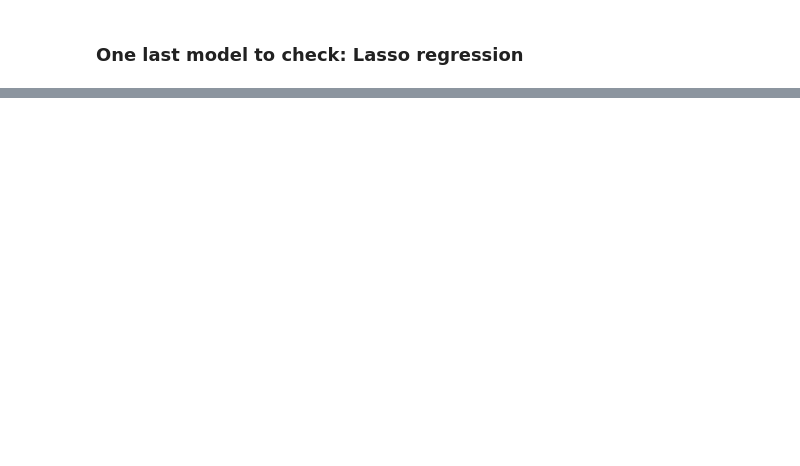
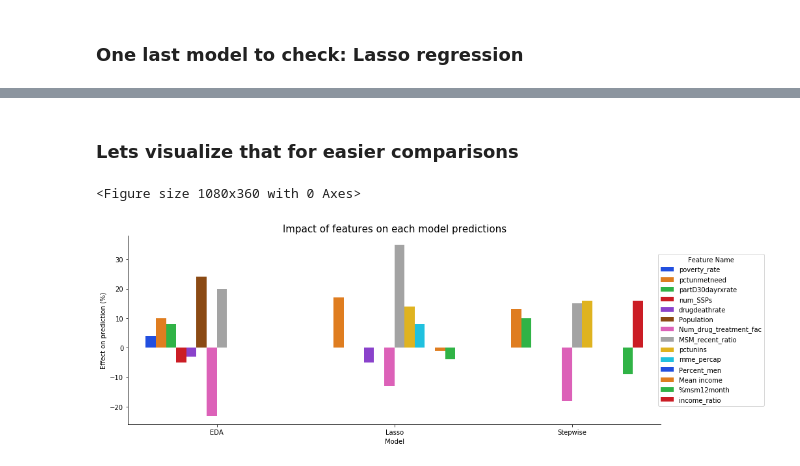
Before and after one commit to Jbultema/HIV_infection_forecasting, a Jupyter notebook: HIV_infection_EDA.ipynb, the cells around one changed output, grey strips where cells are left out. Saved outputs shown, nothing was run; the diff lists cells and outputs as text; code cells hidden in the pictures; blank space fills up the shorter version.

Commit message:
Finalized notebook and figures

```diff
--- a/HIV_infection_EDA.ipynb
+++ b/HIV_infection_EDA.ipynb
@@ -1138,0 +1006,7 @@ strong multicollinearity or other numerical problems.
+# %%
+# get only the names of features with coefficient values above 0.01 threshold:
+lasso_feature_names = [x[0] for x in es_features]
+
+# build an OLS model with only those features:
+lasso_feature_model = sm.OLS(y2_norm_train.values, X2_norm_train[lasso_feature_names].values).fit()
+lasso_feature_model.summary()
@@ -1138,0 +1060,13 @@ strong multicollinearity or other numerical problems.
+# %%
+# add these model features and impact to the results dataframe to compare all three approaches
+lasso_weights = lasso_feature_model.params.tolist()
+sum_lasso_weight = sum(lasso_weights)
+total_lasso_weight = sum([abs(x) for x in lasso_weights])
+rel_lasso_weight = [int(100 * x/total_lasso_weight) for x in lasso_weights]
+lasso_feature_importance = list(zip(lasso_feature_names, rel_lasso_weight))
+
+lasso_results_df = pd.DataFrame(lasso_feature_importance, columns = ['Feature', 'Effect on prediction (%)'])
+lasso_results_df['Model'] = 'Lasso'
+model_results_df2 = pd.concat([model_results_df, lasso_results_df]).sort_values(by=['Model','Feature','Effect on prediction (%)'], ascending= [True, False, True])
+model_results_df2['Feature Name'] = model_results_df2['Feature'].apply(lambda x: x.split('rm_')[1])
+model_results_df2[['Model', 'Feature Name', 'Effect on prediction (%)']]
@@ -1138,0 +1091,12 @@ strong multicollinearity or other numerical problems.
+# %% [markdown]
+### Lets visualize that for easier comparisons
+# %%
+plt.figure(figsize= (15,5))
+sns.catplot(x= 'Model', y= 'Effect on prediction (%)', hue= 'Feature Name', data= model_results_df2, kind= 'bar', aspect= 3, palette= 'bright', legend= False, legend_out= True)
+plt.title('Impact of features on each model predictions', fontsize= 15)
+plt.legend(title= "Feature Name", loc= 'right').set_bbox_to_anchor((1.2, 0.5, 0, 0))
+plt.tight_layout(w_pad= 4, h_pad= 2)
+plt.savefig('images/Impact_of_features.png', dpi= 300)
+# %% [output]
+<Figure size 1080x360 with 0 Axes>
+[figure, added]
```
Also changed, not shown: parts of 64 cells of this notebook.
